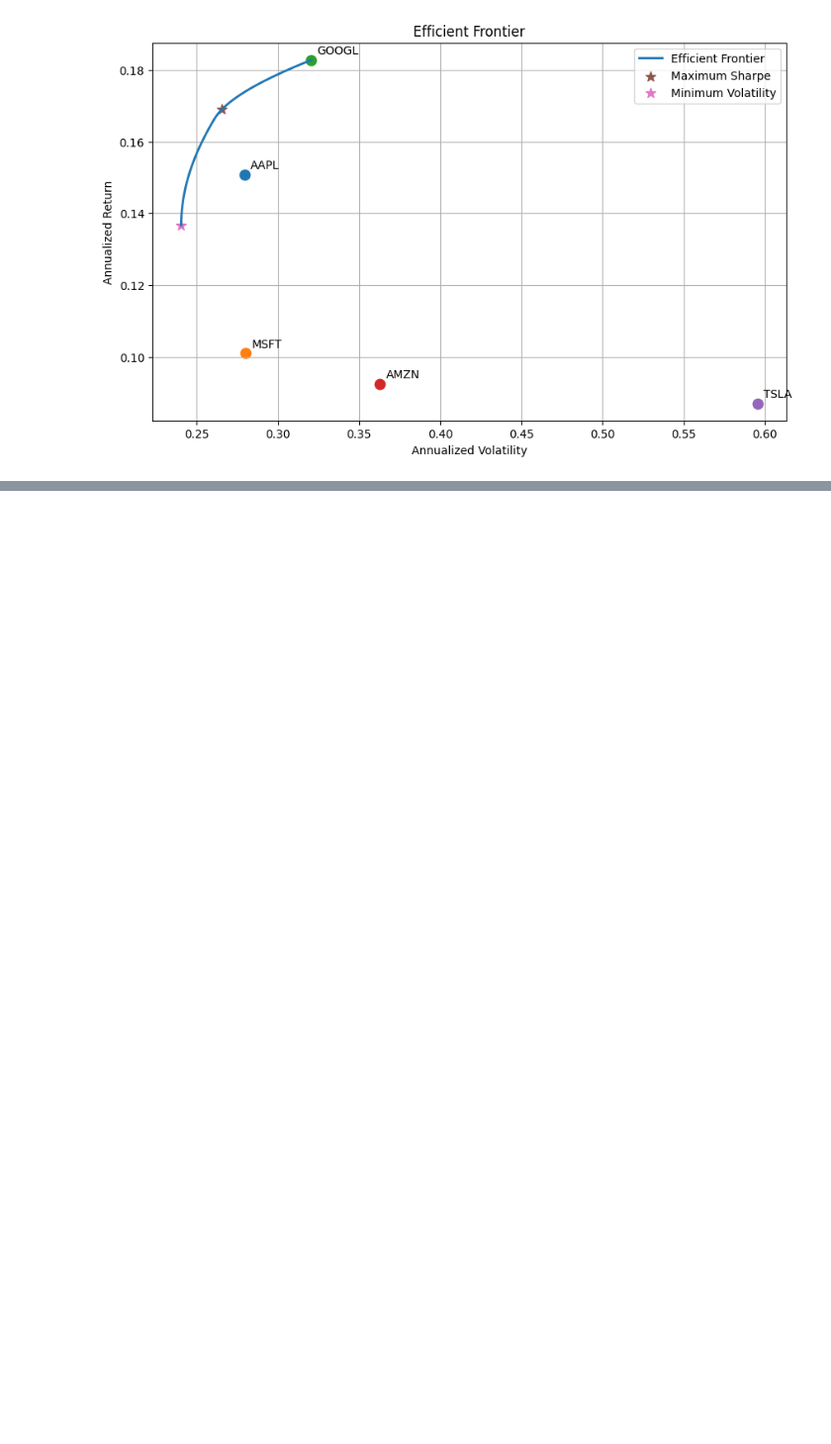
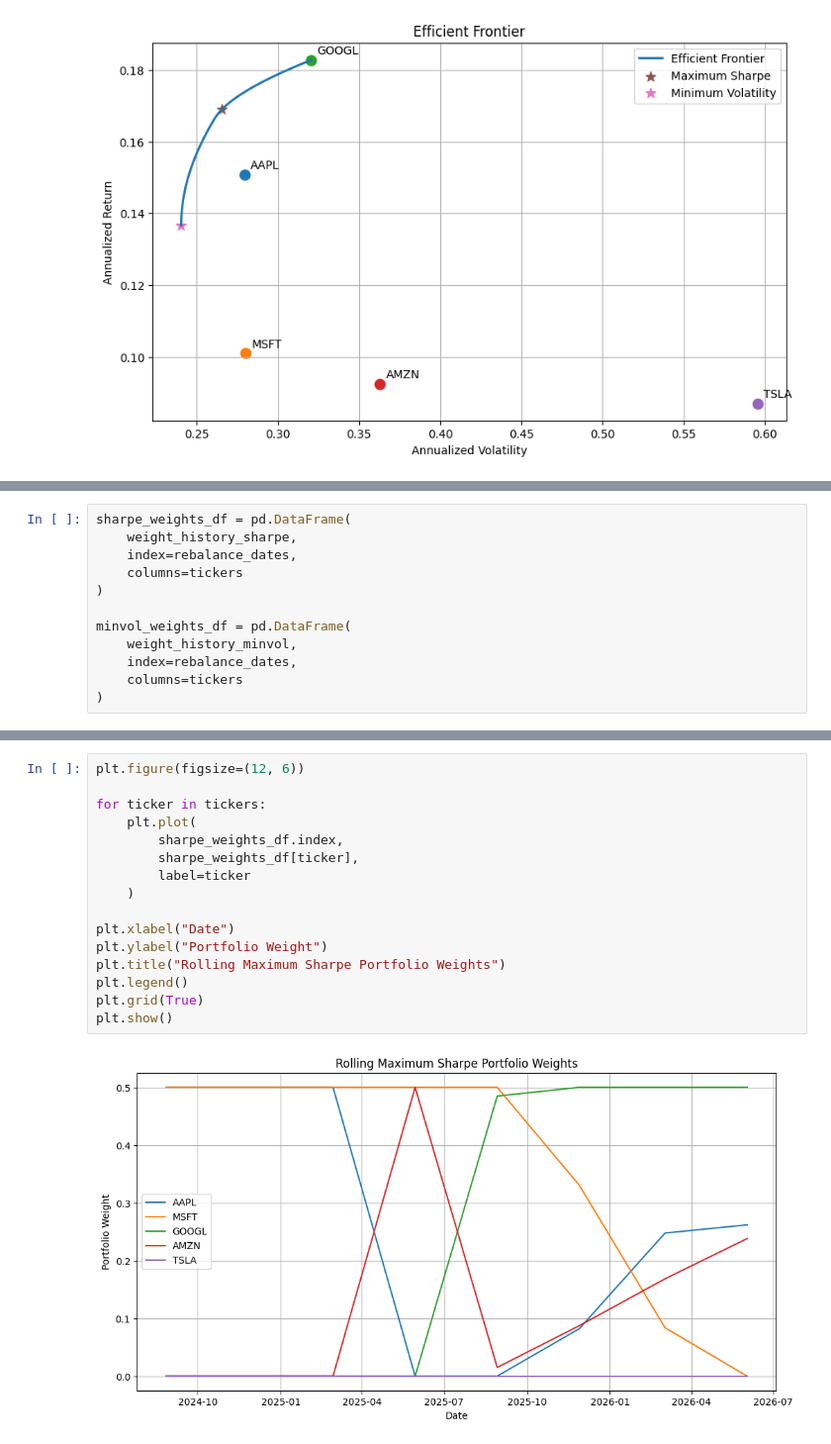
Before and after one commit to svd1729/Portfolio-Optimization-Efficient-Frontier-Analysis, a Jupyter notebook: codefile.ipynb, the cells around one changed output, grey strips where cells are left out. Shown at 99% size. Cells and saved outputs as stored; diff of their text form; blank space fills up the shorter version.

```diff
--- a/codefile.ipynb
+++ b/codefile.ipynb
@@ -502,0 +744,12 @@ weights_comparison.round(2)
+# %%
+sharpe_weights_df = pd.DataFrame(
+    weight_history_sharpe,
+    index=rebalance_dates,
+    columns=tickers
+)
+
+minvol_weights_df = pd.DataFrame(
+    weight_history_minvol,
+    index=rebalance_dates,
+    columns=tickers
+)
@@ -502,0 +862,18 @@ weights_comparison.round(2)
+# %%
+plt.figure(figsize=(12, 6))
+
+for ticker in tickers:
+    plt.plot(
+        sharpe_weights_df.index,
+        sharpe_weights_df[ticker],
+        label=ticker
+    )
+
+plt.xlabel("Date")
+plt.ylabel("Portfolio Weight")
+plt.title("Rolling Maximum Sharpe Portfolio Weights")
+plt.legend()
+plt.grid(True)
+plt.show()
+# %% [output]
+[figure, added]
```
Also changed, not shown: parts of 23 cells of this notebook.
